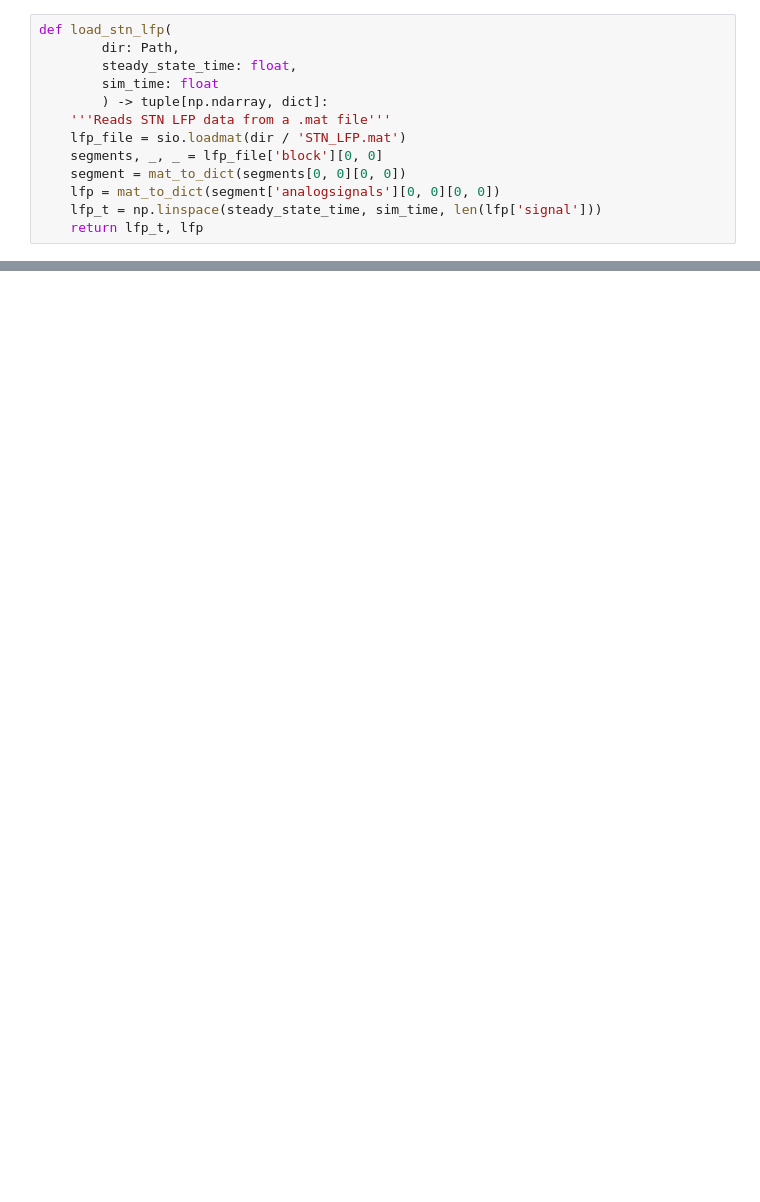
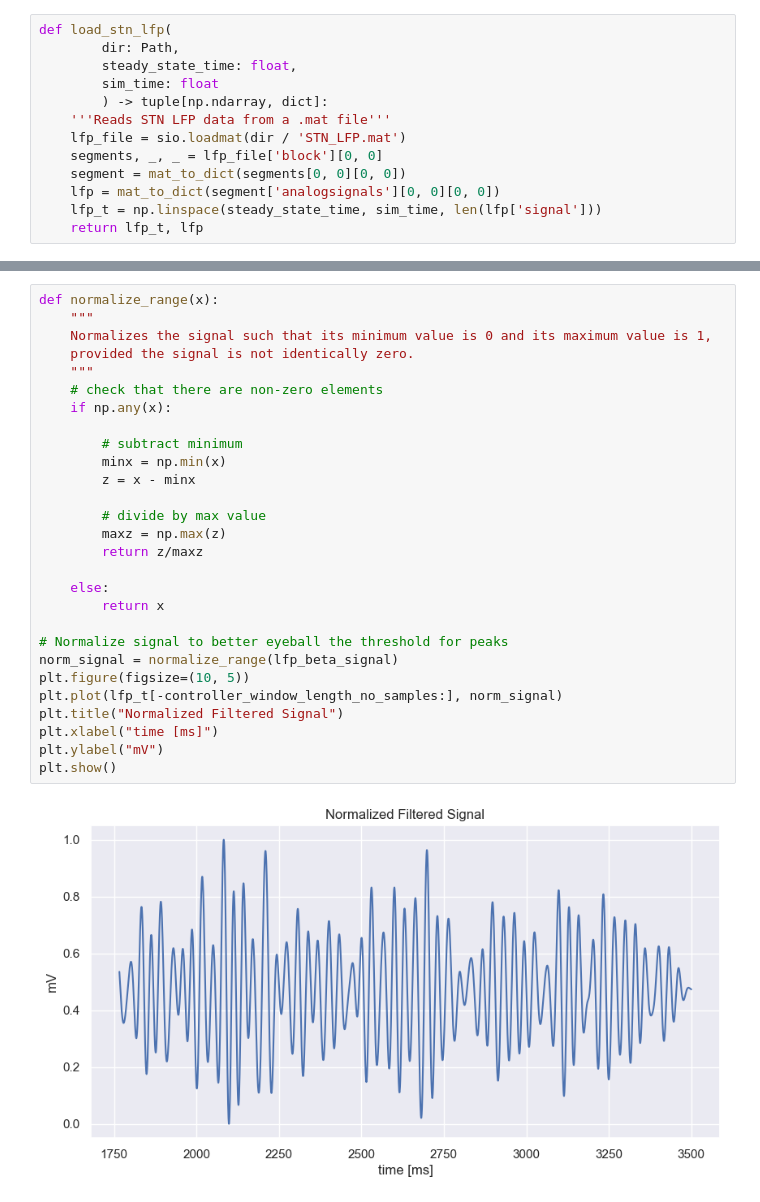
Before and after one commit to abelrassat7421/CBG_Model_Fleming_PTS, a Jupyter notebook: Results_freq_mod/plot_LFP.ipynb, the cells around one changed output, grey strips where cells are left out. Saved outputs shown, nothing was run; the diff lists cells and outputs as text; blank space fills up the shorter version.

```diff
--- a/Results_freq_mod/plot_LFP.ipynb
+++ b/Results_freq_mod/plot_LFP.ipynb
@@ -57,0 +112,30 @@ dict_values([array([[0.        ],
+# %%
+def normalize_range(x):
+    """
+    Normalizes the signal such that its minimum value is 0 and its maximum value is 1,
+    provided the signal is not identically zero.
+    """
+    # check that there are non-zero elements
+    if np.any(x):
+
+        # subtract minimum
+        minx = np.min(x)
+        z = x - minx
+
+        # divide by max value
+        maxz = np.max(z)
+        return z/maxz
+
+    else:
+        return x
+
+# Normalize signal to better eyeball the threshold for peaks
+norm_signal = normalize_range(lfp_beta_signal)
+plt.figure(figsize=(10, 5))
+plt.plot(lfp_t[-controller_window_length_no_samples:], norm_signal)
+plt.title("Normalized Filtered Signal")
+plt.xlabel("time [ms]")
+plt.ylabel("mV")
+plt.show()
+# %% [output]
+[figure, added]
```
Also changed, not shown: parts of 8 cells of this notebook.
